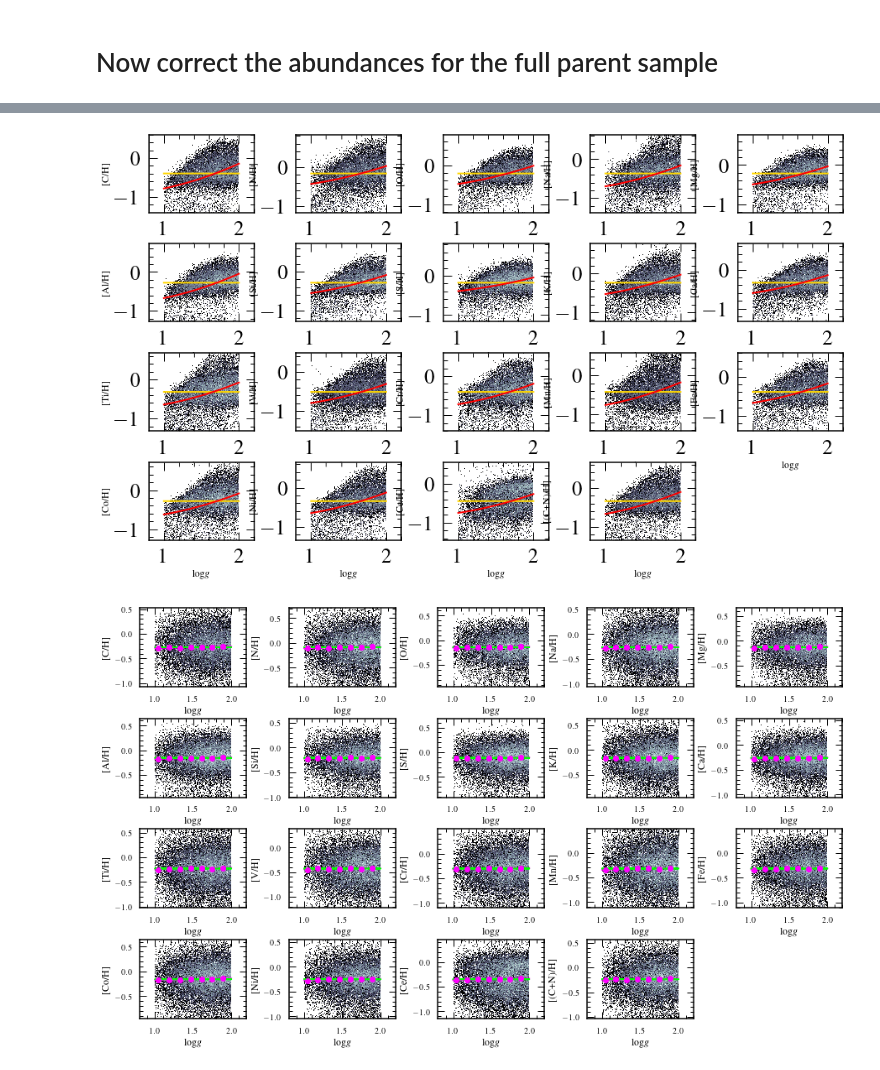
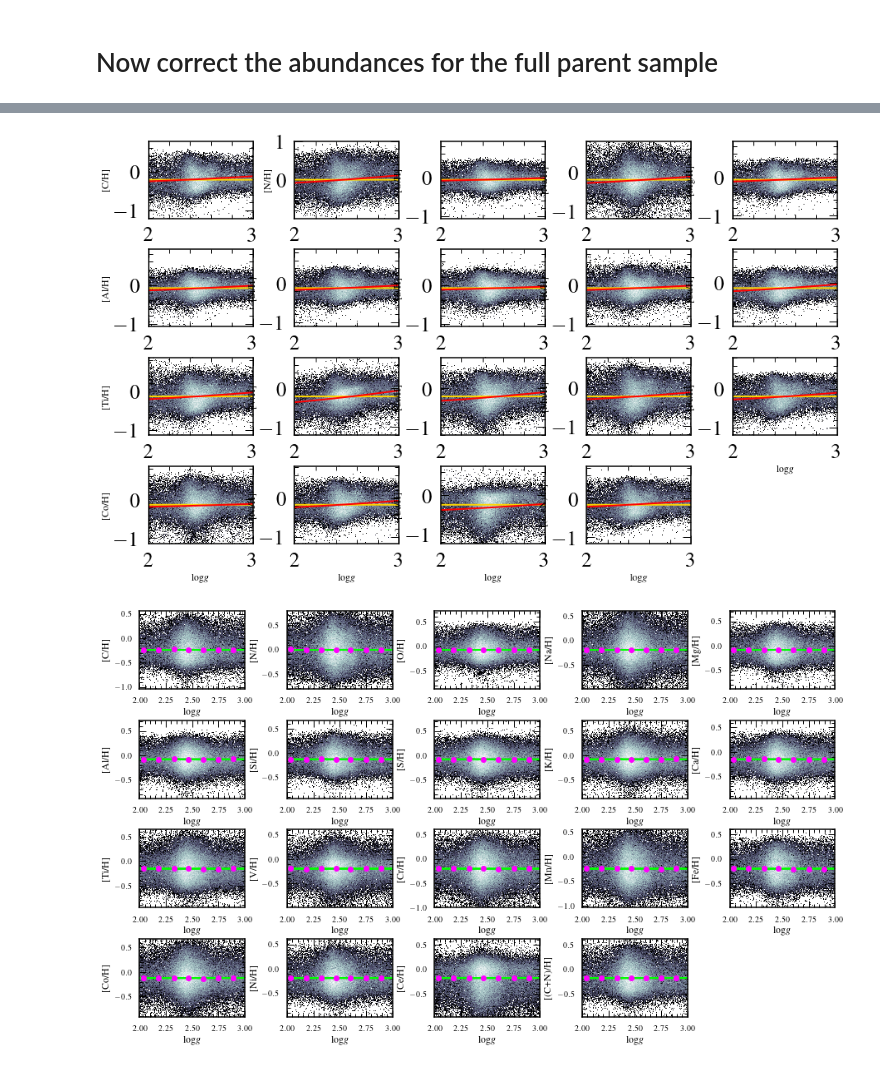
Before and after one commit to lyx12311/InnerOuterHighLow, a Jupyter notebook: correct_abundances.ipynb, the cells around one changed output, grey strips where cells are left out. Cells and saved outputs as stored; diff of their text form; code cells hidden in the pictures.

Commit message:
update plots

```diff
--- a/correct_abundances.ipynb
+++ b/correct_abundances.ipynb
@@ -149,42 +164,42 @@ diff_logg_parent = []
 for indx, i in tqdm.tqdm_notebook(enumerate(abundances2)):
     # create a mask to remove the -9999 in abundances and x parameter (i.e., teff or logg)
     mask_999 = (i>-10)&(logg>-10)
-    good_abun = i[mask&mask_999&(logg<2.)&(logg>1.)]
-    good_logg = logg[mask&mask_999&(logg<2.)&(logg>1.)]
+    good_abun = i[mask&mask_999&(logg<3.)&(logg>2.)]
+    good_logg = logg[mask&mask_999&(logg<3.)&(logg>2.)]
 
     if len(good_abun) > 0:
 
         # fit the second order polynomial and get the overall median
         fit_logg = np.polyfit(good_logg,good_abun,2)
         exis = np.linspace(np.min(good_logg),np.max(good_logg),len(good_logg))
         fit_abun = fit_logg[0]*exis**2 + fit_logg[1]*exis + fit_logg[2]
         # fit_abun = fit_logg[0]*exis + fit_logg[1]
         median = np.tile(np.median(good_abun),len(good_abun))
         diff_logg_parent.append(median - fit_abun)
 
         ax = fig.add_subplot(gs[p])
 #         ax.scatter(good_logg,good_abun,s=0.1,c='k')
         ax.hist2d(good_logg,good_abun,bins=250,cmap='bone',norm=LogNorm())
         ax.plot(exis,median,color='gold')
         ax.plot(exis,fit_abun,color='r')
-        ax.set_xlim(0.8,2.2)
+        ax.set_xlim(2,3)
         ax.set_ylim(np.median(good_abun)-1,np.median(good_abun)+1)
         ax.set_ylabel(str(abundances_list[indx]),fontsize=12)
         ax.set_xlabel(r'log$g$',fontsize=12)
         p+=1
 
     else:
         diff_logg.append(median - fit_abun)
         ax = fig.add_subplot(gs[p])
         ax.text(1.3,0,'No data')
-        ax.set_xlim(0.8,2.2)
+        ax.set_xlim(2,3)
         ax.set_ylim(-0.25,0.25)
         ax.set_ylabel(str(abundances_list[indx]),fontsize=12)
         ax.set_xlabel(r'log$g$',fontsize=12)
         p+=1
 gs.update(wspace=0.4,hspace=0.4)
 # %% [output]
-[figure, old version]
+[figure, new version]
 # %%
 def find_median_trend(xs, ys,bins=8):
 
@@ -231,13 +246,13 @@ for indx, i in tqdm.tqdm_notebook(enumerate(abundances2)):
 
     # create a mask to remove the -9999 in abundances and x parameter (i.e., teff or logg)
     mask_999 = (i>-10)&(logg>-10)
-    good_abun = i[mask&mask_999&(logg<2.)&(logg>1.)]
-    good_logg = logg[mask&mask_999&(logg<2.)&(logg>1.)]
-    good_ids = apo_id[mask&mask_999&(logg<2.)&(logg>1.)]
-    good_rand_num_ids = rand_num_ids[mask&mask_999&(logg<2.)&(logg>1.)]
-    good_abun_err_parent = abundances_err2[indx][mask&mask_999&(logg<2.)&(logg>1.)]
-    good_fehs = fehs[mask&mask_999&(logg<2.)&(logg>1.)]
-    good_fehs_err = data['FE_H_ERR'][mask&mask_999&(logg<2.)&(logg>1.)]
+    good_abun = i[mask&mask_999&(logg<3.)&(logg>2.)]
+    good_logg = logg[mask&mask_999&(logg<3.)&(logg>2.)]
+    good_ids = apo_id[mask&mask_999&(logg<3.)&(logg>2.)]
+    good_rand_num_ids = rand_num_ids[mask&mask_999&(logg<3.)&(logg>2.)]
+    good_abun_err_parent = abundances_err2[indx][mask&mask_999&(logg<3.)&(logg>2.)]
+    good_fehs = fehs[mask&mask_999&(logg<3.)&(logg>2.)]
+    good_fehs_err = data['FE_H_ERR'][mask&mask_999&(logg<3.)&(logg>2.)]
 
     if len(good_abun) > 0:
 
@@ -270,7 +285,7 @@ for indx, i in tqdm.tqdm_notebook(enumerate(abundances2)):
         ax.plot(exis_corr,fit_corr,c='magenta')
         ax.plot(good_logg,median_corr_abun,c='lime')
         ax.errorbar(medians_logg_corr[:-1],medians_corr[:-1],color='magenta',fmt='o')
-        ax.set_xlim(0.8,2.2)
+        ax.set_xlim(2,3)
         ax.set_ylim(np.median(corr_abun)-0.8,np.median(corr_abun)+0.8)
         ax.set_xlabel(r'log$g$',fontsize=12)
         ax.set_ylabel(str(abundances_list[indx]),fontsize=12)
@@ -282,14 +297,14 @@ for indx, i in tqdm.tqdm_notebook(enumerate(abundances2)):
     else:
         ax = fig.add_subplot(gs[p])
         ax.text(1.3,0,'No data')
-        ax.set_xlim(0.8,2.2)
+        ax.set_xlim(2,3)
         ax.set_ylim(-0.15,0.15)
         ax.set_xlabel(r'log$g$',fontsize=12)
         ax.set_ylabel(str(abundances_list[indx]),fontsize=12)
         p+=1
 gs.update(wspace=0.4,hspace=0.4)
 # %% [output]
-[figure, old version]
+[figure, new version]
 # %%
 np.shape(corr_abun_parent)
 # %% [output]
```
Also changed, not shown: parts of 3 cells of this notebook, 3 other files.
